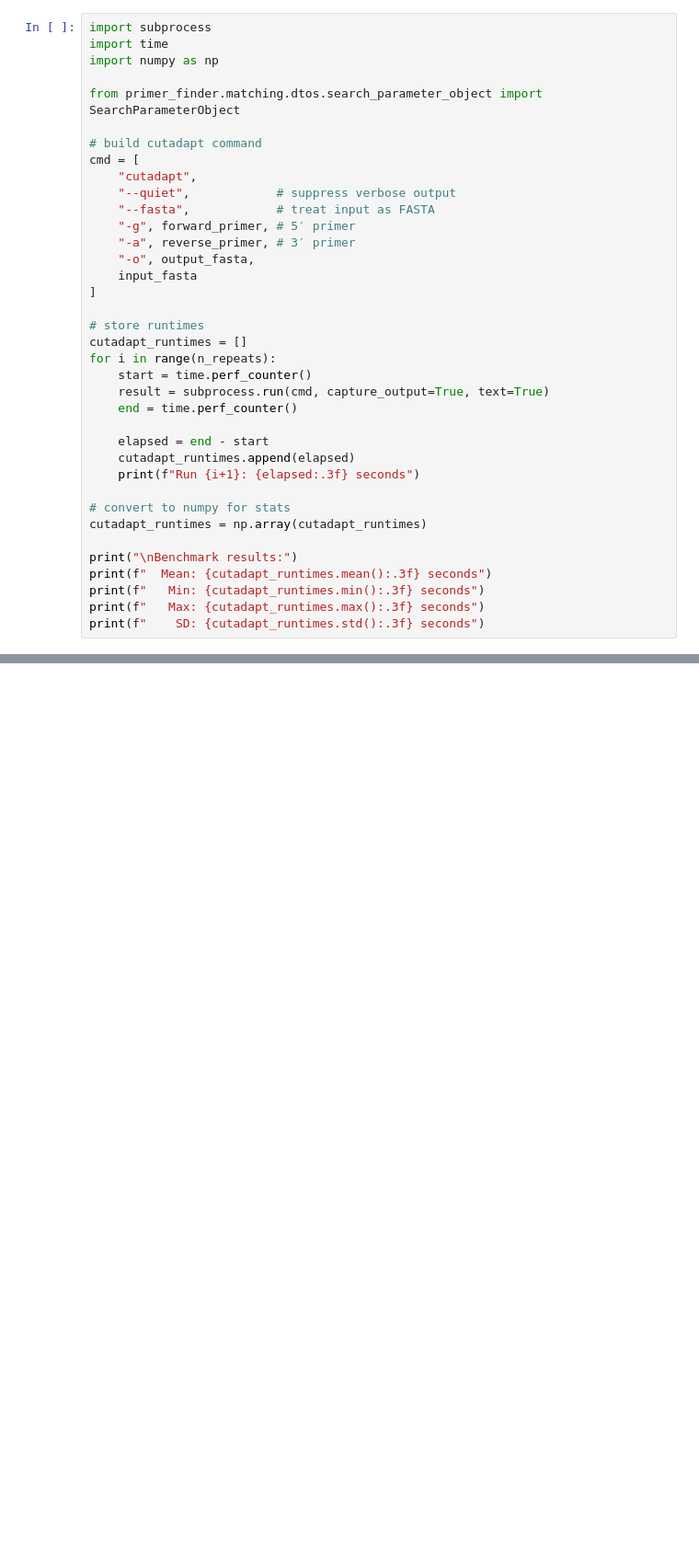
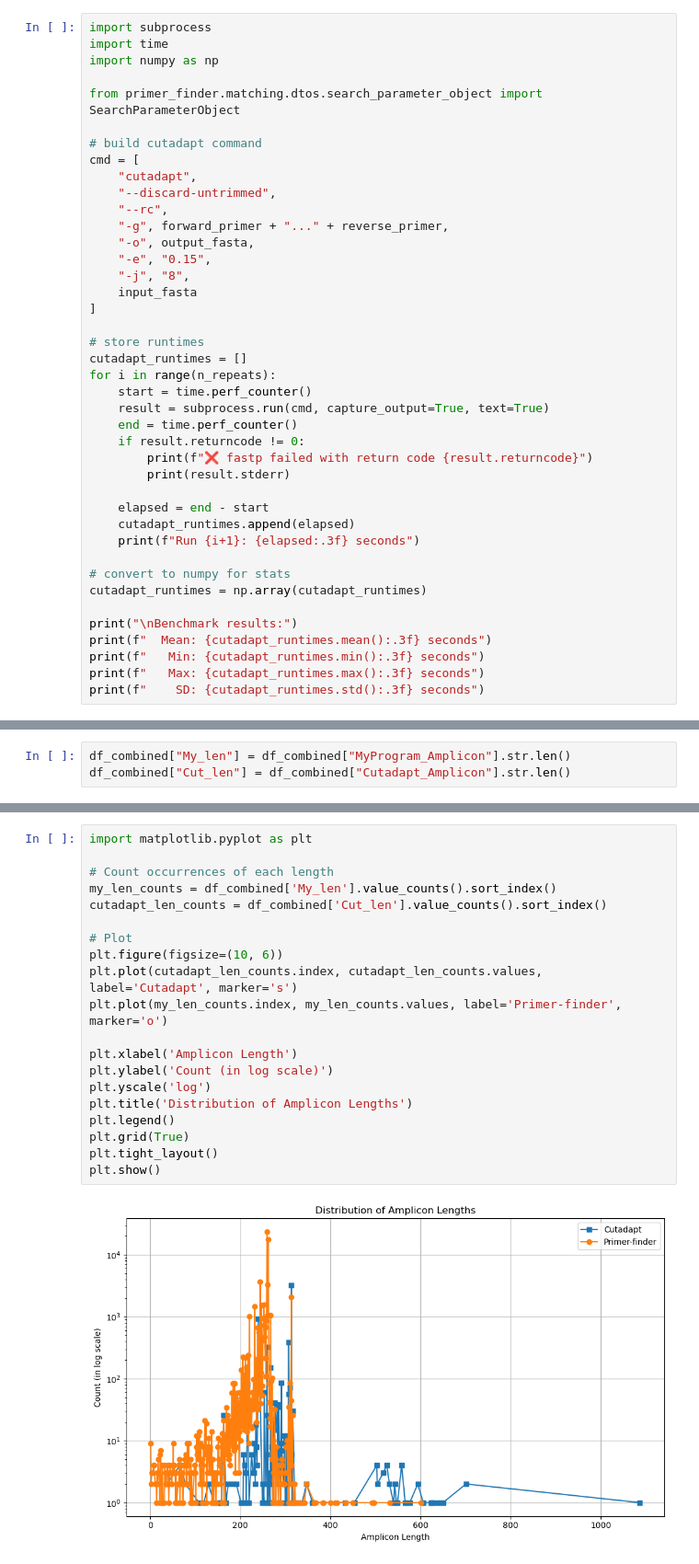
Before and after one commit to Vuju/primer-finder, a Jupyter notebook: notebooks/16-run-benchmarks.ipynb, the cells around one changed output, grey strips where cells are left out. Shown: that part at 92% size. Cells and saved outputs as stored; diff of their text form; blank space fills up the shorter version.

```diff
--- a/notebooks/16-run-benchmarks.ipynb
+++ b/notebooks/16-run-benchmarks.ipynb
@@ -20,11 +27,12 @@ from primer_finder.matching.dtos.search_parameter_object import SearchParameterO
 # build cutadapt command
 cmd = [
     "cutadapt",
-    "--quiet",            # suppress verbose output
-    "--fasta",            # treat input as FASTA
-    "-g", forward_primer, # 5′ primer
-    "-a", reverse_primer, # 3′ primer
+    "--discard-untrimmed",
+    "--rc",
+    "-g", forward_primer + "..." + reverse_primer,
     "-o", output_fasta,
+    "-e", "0.15",
+    "-j", "8",
     input_fasta
 ]
 
@@ -34,6 +42,9 @@ for i in range(n_repeats):
     start = time.perf_counter()
     result = subprocess.run(cmd, capture_output=True, text=True)
     end = time.perf_counter()
+    if result.returncode != 0:
+        print(f"❌ fastp failed with return code {result.returncode}")
+        print(result.stderr)
 
     elapsed = end - start
     cutadapt_runtimes.append(elapsed)
@@ -82,0 +167,3 @@ SyntaxError: invalid syntax (964586237.py, line 19)
+# %%
+df_combined["My_len"] = df_combined["MyProgram_Amplicon"].str.len()
+df_combined["Cut_len"] = df_combined["Cutadapt_Amplicon"].str.len()
@@ -82,0 +175,22 @@ SyntaxError: invalid syntax (964586237.py, line 19)
+# %%
+import matplotlib.pyplot as plt
+
+# Count occurrences of each length
+my_len_counts = df_combined['My_len'].value_counts().sort_index()
+cutadapt_len_counts = df_combined['Cut_len'].value_counts().sort_index()
+
+# Plot
+plt.figure(figsize=(10, 6))
+plt.plot(cutadapt_len_counts.index, cutadapt_len_counts.values, label='Cutadapt', marker='s')
+plt.plot(my_len_counts.index, my_len_counts.values, label='Primer-finder', marker='o')
+
+plt.xlabel('Amplicon Length')
+plt.ylabel('Count (in log scale)')
+plt.yscale('log')
+plt.title('Distribution of Amplicon Lengths')
+plt.legend()
+plt.grid(True)
+plt.tight_layout()
+plt.show()
+# %% [output]
+[figure, added]
```
Also changed, not shown: parts of 7 cells of this notebook, 1 other file.
